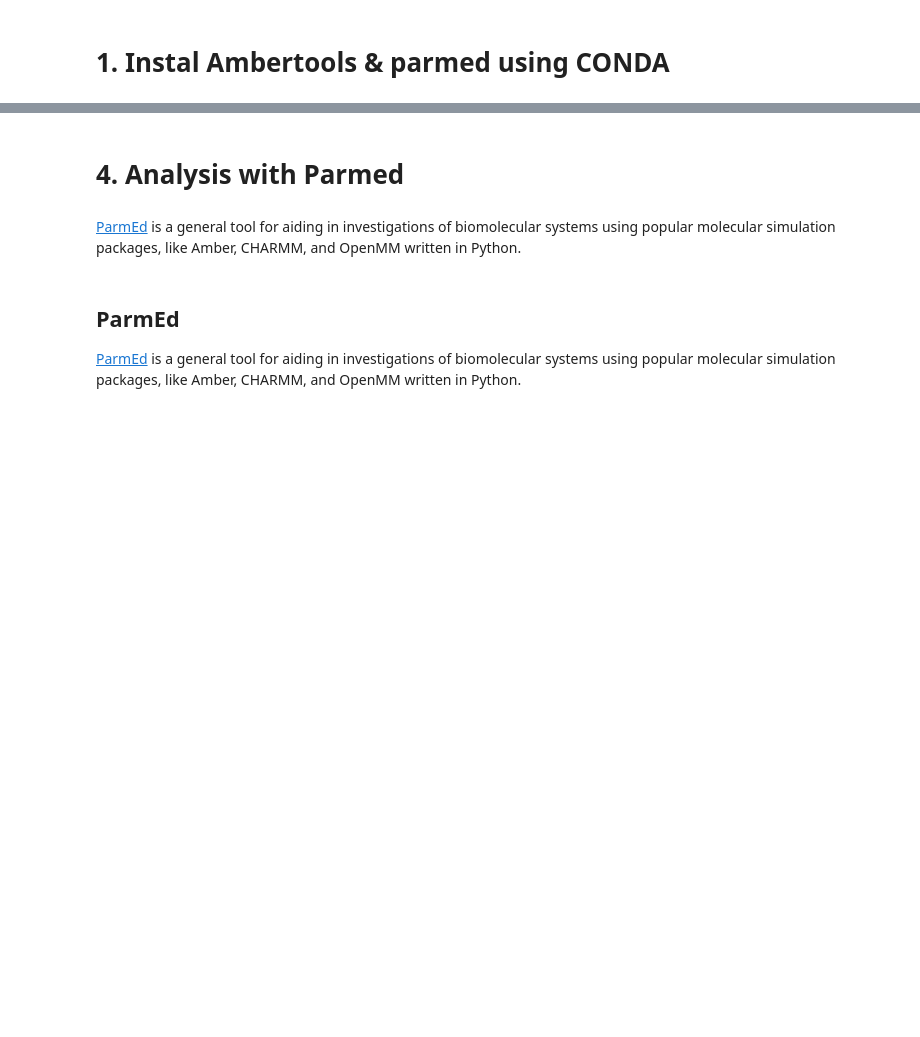
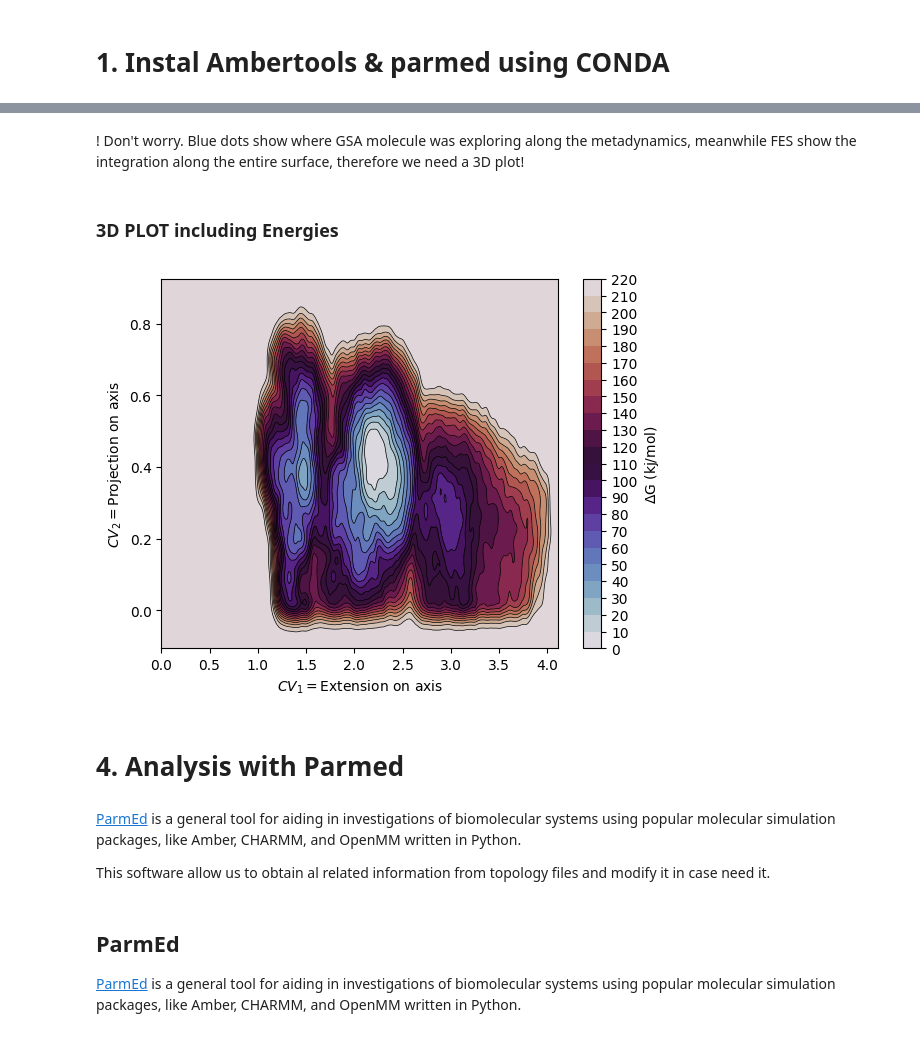
Before and after one commit to BruDiGe/tutorial-MD, a Jupyter notebook: MD_tutorial_biocatcode_2.ipynb, the cells around one changed output, grey strips where cells are left out. Cells and saved outputs as stored; diff of their text form; code cells hidden in the pictures; blank space fills up the shorter version.

```diff
--- a/MD_tutorial_biocatcode_2.ipynb
+++ b/MD_tutorial_biocatcode_2.ipynb
@@ -263,4 +291,61 @@ NONBON
+# %% [markdown]
+! Don't worry. Blue dots show where GSA molecule was exploring along the metadynamics, meanwhile FES show the integration along the entire surface, therefore we need a 3D plot!
+# %% [markdown]
+### 3D PLOT including Energies
+# %%
+import matplotlib.pyplot as plt
+import matplotlib as mpl
+import numpy as np
+import pandas as pd
+
+# Variables ===================================================================
+#### Delete header lines from fes.dat
+data_file = 'fes.dat'
+figure_size = [12, 9]
+dpi = 500
+
+# Load Data ===================================================================
+data = pd.read_csv(data_file, delim_whitespace=True, header=None, skip_blank_lines=True, skiprows=9)
+
+x = (np.unique(data.iloc[:, 0]))
+y = (np.unique(data.iloc[:, 1]))
+z = np.asarray(data.iloc[:, 2]).reshape(len(y), len(x))
+
+min_value = np.min(z)
+max_value = np.max(z)
+
+# Create figure ===============================================================
+fig, ax = plt.subplots()
+# Ensure X includes 0 and pad data for Z
+if 0 not in x:
+    x = np.insert(x, 0, 0)
+    z_zero = z[:, 0]  # You can interpolate or use the first column as a proxy
+    z = np.column_stack([z_zero, z])
+
+
+bounds = np.arange(min_value, max_value + 10, 10)
+
+# You can choose from various color palettes.==================================
+# cmap = "viridis", "coolwarm", "YnBu", "magma", "RdYlBu_r", "Blues"
+
+level_lines = ax.contourf(x, y, z, cmap='twilight', levels=bounds)  # Contour plot
+ax.contour(x, y, z, colors='black', levels=bounds, linestyles='solid', linewidths=0.5)   # Black level lines
+
+cbar= plt.colorbar(level_lines, ax=ax, ticks=bounds)
+
+cbar.set_label('$\Delta$G (kj/mol)')
+
+ax.set_xlim(left=0)  # Sets the lower limit of x-axis to 0
+
+
+ax.set_xlabel(r'$CV_1 = \mathrm{Extension\ on\ axis}$')
+ax.set_ylabel(r'$CV_2 = \mathrm{Projection\ on\ axis}$')
+plt.show()
+# %% [output]
+[figure, added]
 # %% [markdown]
 # 4. Analysis with Parmed
 # %% [markdown]
 [ParmEd](https://parmed.github.io/ParmEd/html/index.html) is a general tool for aiding in investigations of biomolecular systems using popular molecular simulation packages, like Amber, CHARMM, and OpenMM written in Python.
+
+This software allow us to obtain al related information from topology files and modify it in case need it.
```
Also changed, not shown: parts of 58 cells of this notebook.
